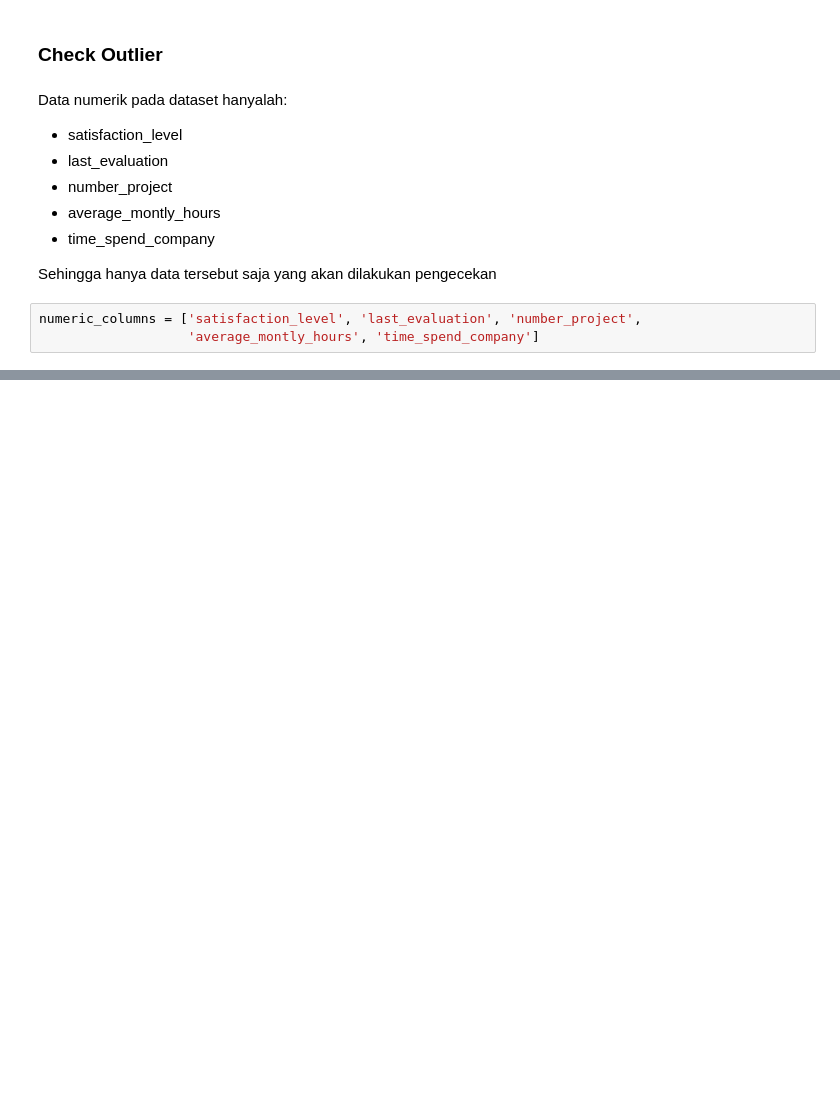
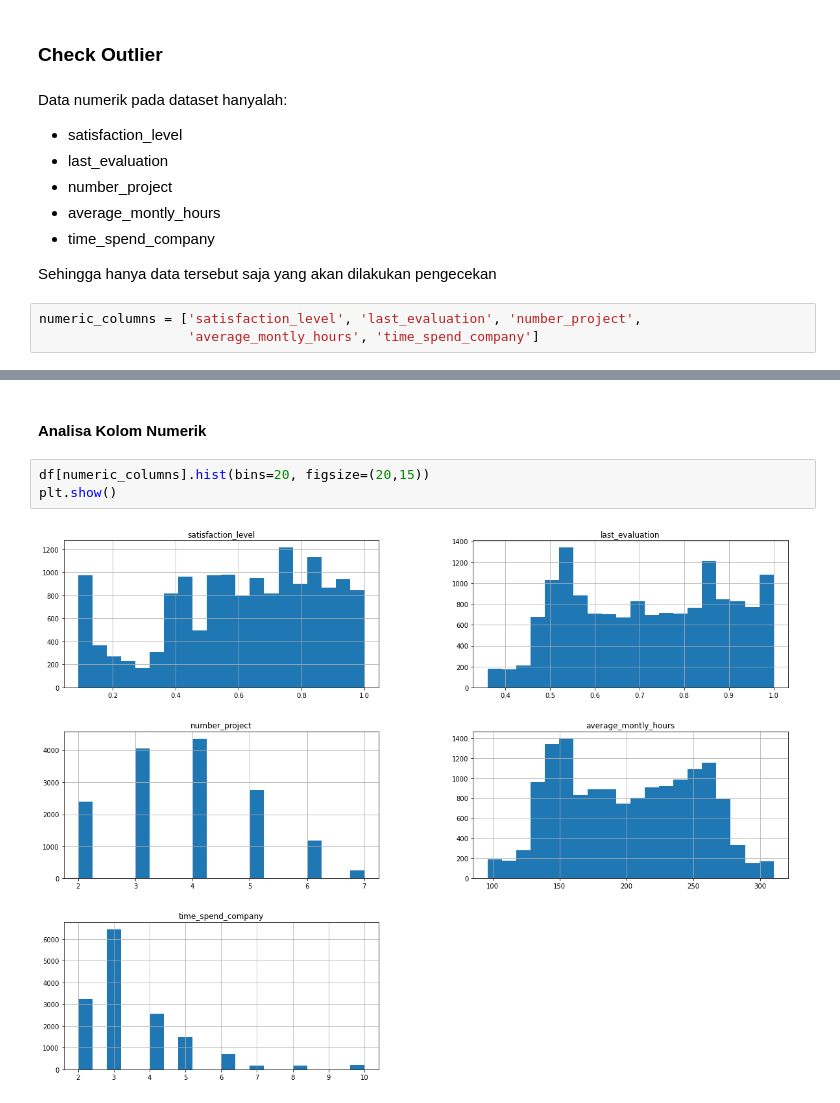
Before and after one commit to kresdev/DicodingMLExpert, a Jupyter notebook: PredictiveAnalytics/HR Turn Over Analytics.ipynb, the cells around one changed output, grey strips where cells are left out. Cells and saved outputs as stored; diff of their text form; blank space fills up the shorter version.

```diff
--- a/PredictiveAnalytics/HR Turn Over Analytics.ipynb
+++ b/PredictiveAnalytics/HR Turn Over Analytics.ipynb
@@ -113,0 +146,7 @@ Dari data di atas hanya `time_spend_company` saja yang memiliki __outliers__ wal
+# %% [markdown]
+#### Analisa Kolom Numerik
+# %%
+df[numeric_columns].hist(bins=20, figsize=(20,15))
+plt.show()
+# %% [output]
+[figure, added]
```
Also changed, not shown: parts of 79 cells of this notebook.
